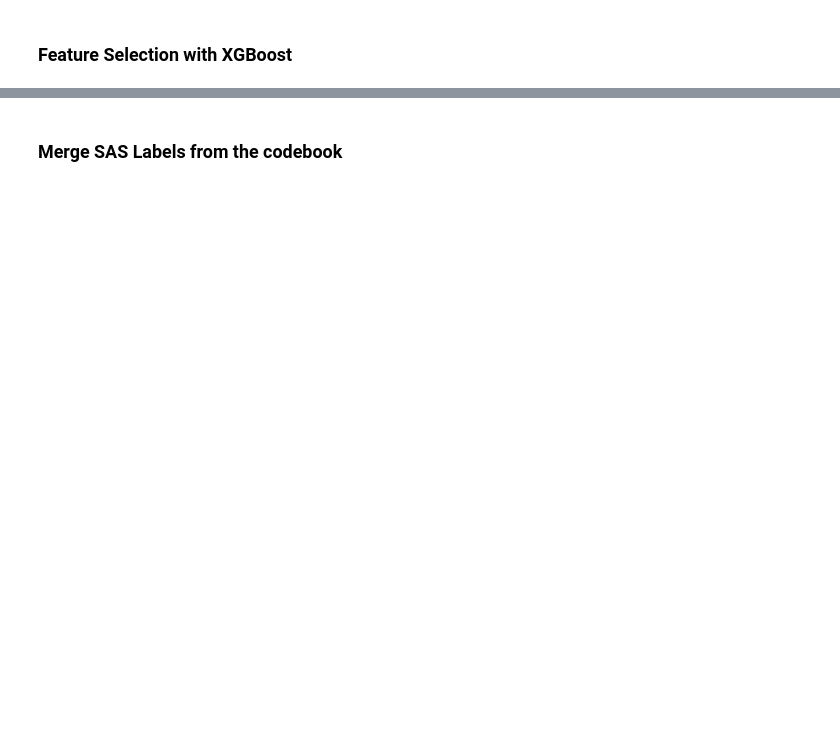
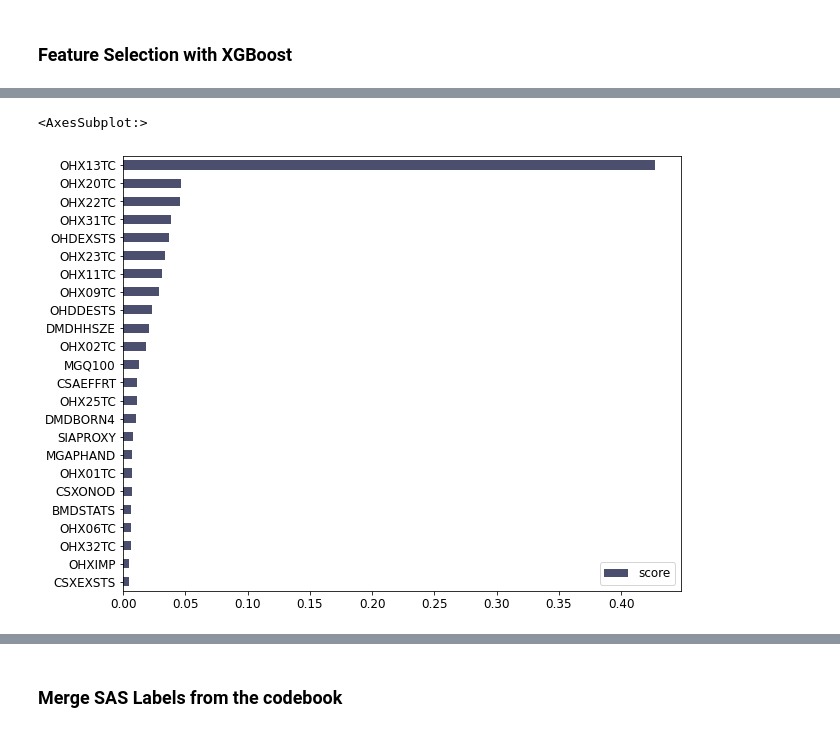
Before and after one commit to bencyq/data_mining, a Jupyter notebook: 大作业/stroke-prediction-using-machine-learning.ipynb, the cells around one changed output, grey strips where cells are left out. Saved outputs shown, nothing was run; the diff lists cells and outputs as text; code cells hidden in the pictures; blank space fills up the shorter version.

```diff
--- a/大作业/stroke-prediction-using-machine-learning.ipynb
+++ b/大作业/stroke-prediction-using-machine-learning.ipynb
@@ -67,15 +40,18 @@ dfn = dict(zip(dfname, path))
 df = {key: pd.read_csv(value) for key, value in dfn.items()}
 # %%
-Xs = {k: v for k, v in df.items() if k in ['dm', 'exam', 'labs']}
-
+from functools import partial, reduce
+Xs = {key: value for key, value in df.items() if key in ['dm', 'exam', 'lab']}
 dfs = Xs.values()
 
-from functools import partial, reduce
+
+# 创建一个偏函数，将默认参数包装一个可调用对象，返回结果也是可调用对象。偏函数可以固定住原函数的部分参数，从而在调用时更简单。
+# 设定 SEQN（即人物序号）为拼接的主键，拼接的时候按照这个键左右拼接
 inner_merge = partial(pd.merge, how='inner', on='SEQN')
+# 将一个序列归纳为一个输出
+c = reduce(inner_merge, dfs)
+print(f'数据集的大小为 {c.shape}')
 
-c = reduce(inner_merge, dfs)
-c
-
-# check if there are duplicated SEQN
-c.SEQN.duplicated().value_counts()
+# 查找是否有重复的SEQN，并确认有多少行
+print(c.SEQN.duplicated().value_counts())
+c.to_csv('training_data.csv', index=None)
 # %% [output]
@@ -227,7 +236,8 @@ X shape: (5583, 152)
 y shape: (5583,)
 # %%
 from sklearn.model_selection import train_test_split
-X_train, X_test, y_train, y_test = train_test_split(X, y, test_size=0.2, random_state=12)
+X_train, X_test, y_train, y_test = train_test_split(
+    X, y, test_size=0.2, random_state=12)
 # %% [markdown]
 ### XGBClassifier for feature selection
 From the classificaiton result, the accuracy is pretty decent. However once look into the confusion matrix we can see there is only 1 correct prediction for class 1 (recall for class 1 is bad). This is commonly seen for imbalanced dataset, which the classes in the dataset have highly uneven sample sizes. Imbalanced problems is often seen in healthcare  datasets.
@@ -274,8 +287,8 @@ Name: MCQ160F, dtype: int64
 from imblearn.over_sampling import SMOTE
 
 smote = SMOTE()
-X_train_sm, y_train_sm = smote.fit_sample(X_train, y_train)
-X_test_sm, y_test_sm = smote.fit_sample(X_test, y_test)
+X_train_sm, y_train_sm = smote.fit_resample(X_train, y_train)
+X_test_sm, y_test_sm = smote.fit_resample(X_test, y_test)
 
 X_train_sm = pd.DataFrame(X_train_sm, columns=X.columns)
 X_test_sm = pd.DataFrame(X_test_sm, columns=X.columns)
@@ -315,10 +340,13 @@ model.fit(X_train_sm, y_train_sm)
 keys = list(model.get_booster().feature_names)
 values = list(model.feature_importances_)
 
-data = pd.DataFrame(data=values, index=keys, columns=["score"]).sort_values(by = "score", ascending=False)
+data = pd.DataFrame(data=values, index=keys, columns=[
+                    "score"]).sort_values(by="score", ascending=False)
 
 # Top 24 features
 xgbfs_ = data[:24]
 
 # Plot feature score
-xgbfs_.sort_values(by='score').plot(kind='barh', figsize=(10, 8), color='#4B4E6D')
+xgbfs_.sort_values(by='score').plot(
+    kind='barh', figsize=(10, 8), color='#4B4E6D')
+# %% [output]
@@ -325,2 +354,4 @@ xgbfs_.sort_values(by='score').plot(kind='barh', figsize=(10, 8), color='#4B4E6D
+<AxesSubplot:>
+[figure, added]
 # %%
 xgbfs_.reset_index()
```
Also changed, not shown: parts of 44 cells of this notebook, 4 other files.
